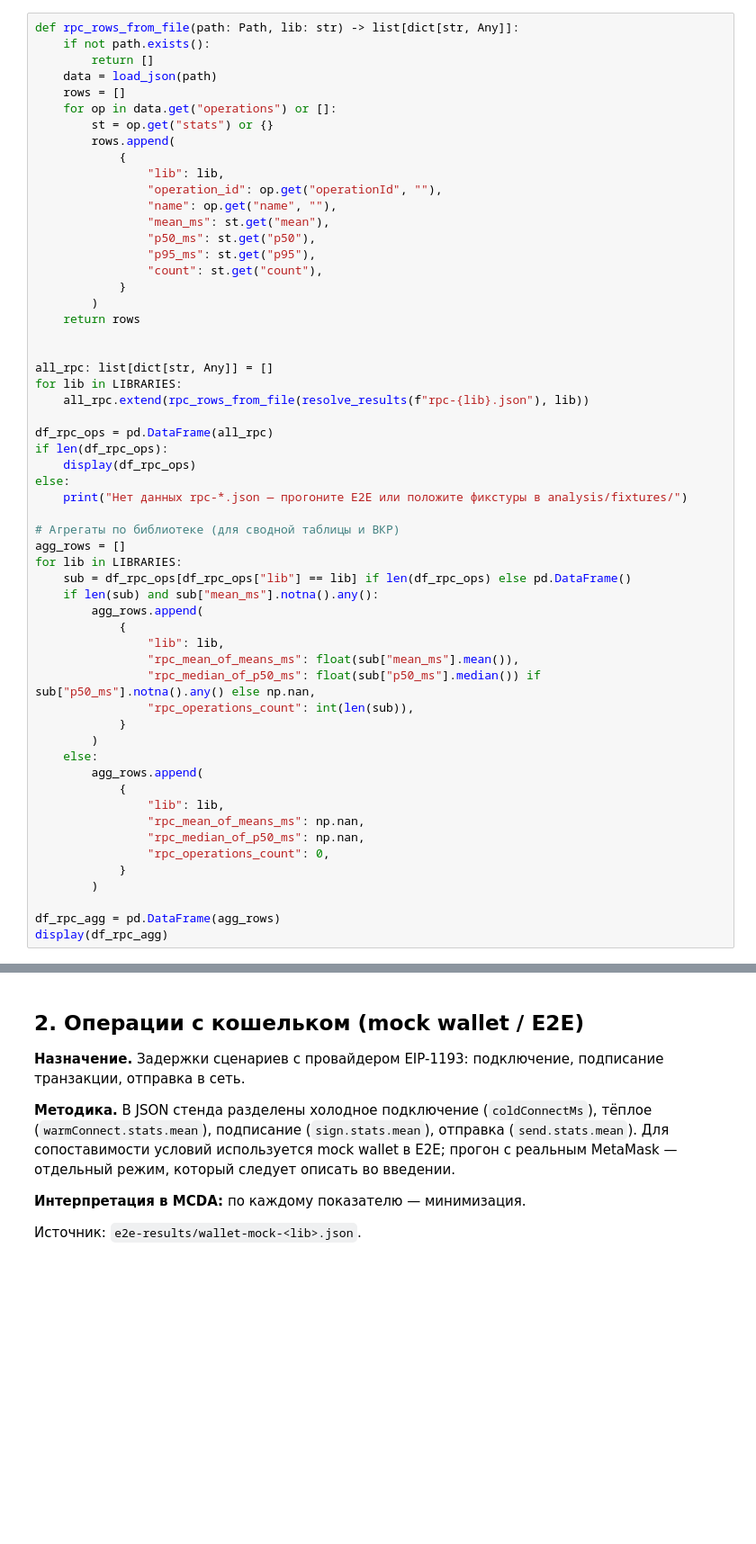
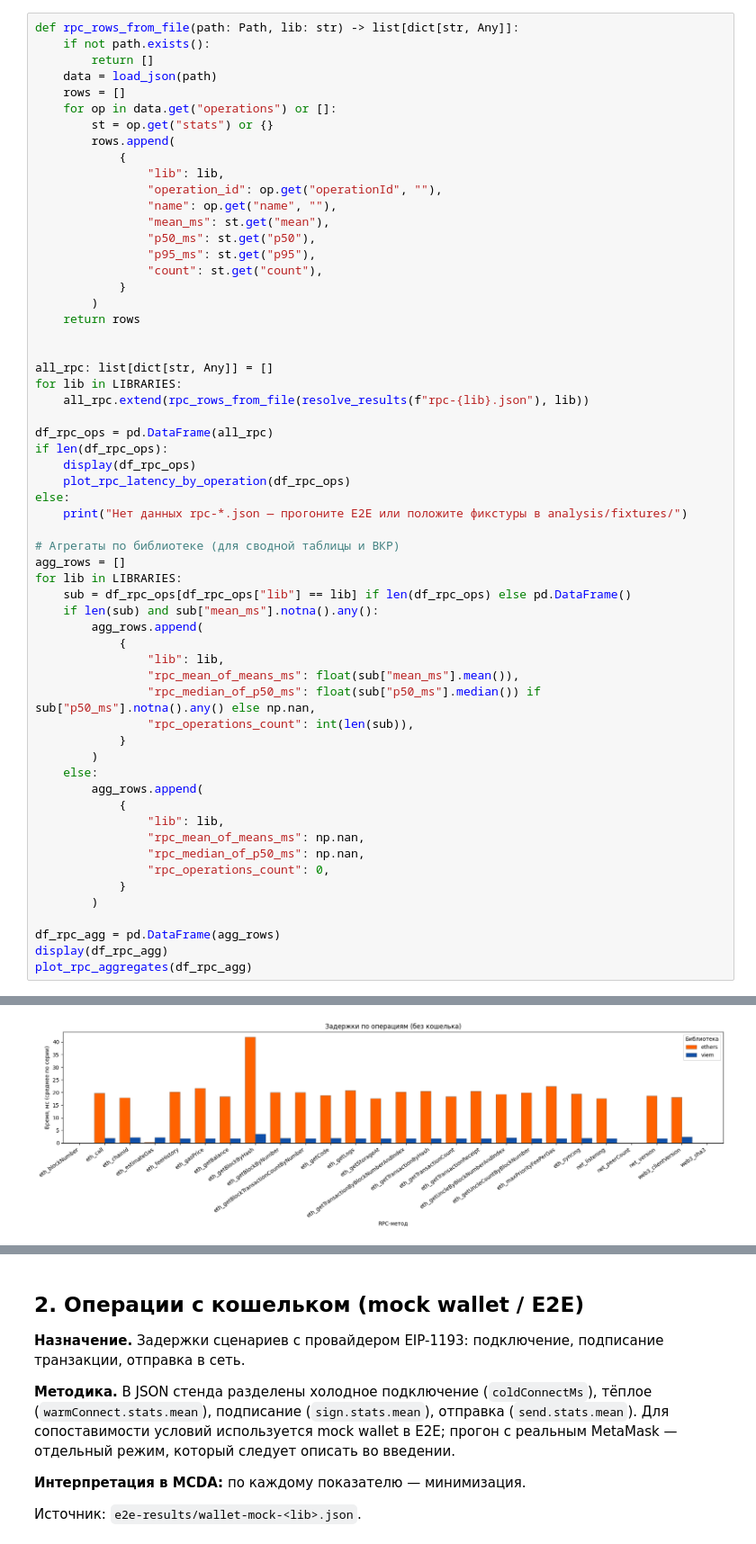
Before and after one commit to aka-Steam/web3libs, a Jupyter notebook: analysis/vkr_metrics_chapter.ipynb, the cells around one changed output, grey strips where cells are left out. Shown at 90% size. Drawn from its saved outputs; the diff is of its cells as text; blank space fills up the shorter version.

```diff
--- a/analysis/vkr_metrics_chapter.ipynb
+++ b/analysis/vkr_metrics_chapter.ipynb
@@ -118,6 +289,7 @@ for lib in LIBRARIES:
 df_rpc_ops = pd.DataFrame(all_rpc)
 if len(df_rpc_ops):
     display(df_rpc_ops)
+    plot_rpc_latency_by_operation(df_rpc_ops)
 else:
     print("Нет данных rpc-*.json — прогоните E2E или положите фикстуры в analysis/fixtures/")
 
@@ -137,33 +309,35 @@ for lib in LIBRARIES:
     else:
         agg_rows.append(
             {
                 "lib": lib,
                 "rpc_mean_of_means_ms": np.nan,
                 "rpc_median_of_p50_ms": np.nan,
                 "rpc_operations_count": 0,
             }
         )
 
 df_rpc_agg = pd.DataFrame(agg_rows)
 display(df_rpc_agg)
+plot_rpc_aggregates(df_rpc_agg)
 # %% [output]
 |  | lib | operation_id | name | mean_ms | p50_ms | p95_ms | count |
 | 0 | ethers | web3_clientVersion | web3_clientVersion | 18.104 | 17.0 | 25.3 | 100 |
 | 1 | ethers | web3_sha3 | web3_sha3 | 0.111 | 0.0 | 0.9 | 100 |
 | 2 | ethers | net_version | net_version | 18.714 | 18.4 | 25.2 | 100 |
 | 3 | ethers | net_peerCount | net_peerCount | 0.000 | 0.0 | 0.0 | 0 |
 | 4 | ethers | net_listening | net_listening | 17.698 | 16.4 | 25.1 | 100 |
 | 5 | ethers | eth_chainId | eth_chainId | 17.997 | 17.2 | 24.3 | 100 |
 | 6 | ethers | eth_syncing | eth_syncing | 19.501 | 19.2 | 26.5 | 100 |
 | 7 | ethers | eth_blockNumber | eth_blockNumber | 0.175 | 0.0 | 0.1 | 100 |
 | 8 | ethers | eth_getBalance | eth_getBalance | 18.346 | 17.7 | 24.9 | 100 |
 | 9 | ethers | eth_getCode | eth_getCode | 18.908 | 17.9 | 26.2 | 100 |
 | ... | ... | ... | ... | ... | ... | ... | ... |
 | 47 | viem | eth_getLogs | eth_getLogs | 1.811 | 1.7 | 2.2 | 100 |
 | 48 | viem | eth_getBlockTransactionCountByNumber | eth_getBlockTransactionCountByNumber | 1.802 | 1.8 | 2.2 | 100 |
 | 49 | viem | eth_getTransactionByBlockNumberAn... | eth_getTransactionByBlockNumberAn... | 1.781 | 1.8 | 2.1 | 100 |
 | 50 | viem | eth_getUncleCountByBlockNumber | eth_getUncleCountByBlockNumber | 1.769 | 1.7 | 2.2 | 100 |
 | 51 | viem | eth_getUncleByBlockNumberAndIndex | eth_getUncleByBlockNumberAndIndex | 2.111 | 1.8 | 3.5 | 100 |
+[figure, added]
 |  | lib | rpc_mean_of_means_ms | rpc_median_of_p50_ms | rpc_operations_count |
 | 0 | ethers | 17.437308 | 19.1 | 26 |
 | 1 | viem | 1.747346 | 1.8 | 26 |
```
Also changed, not shown: parts of 15 cells of this notebook, 2 other files.
